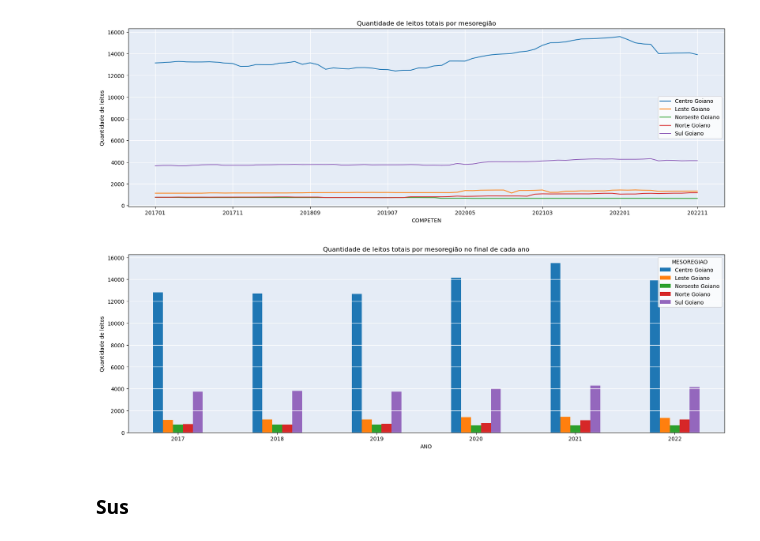
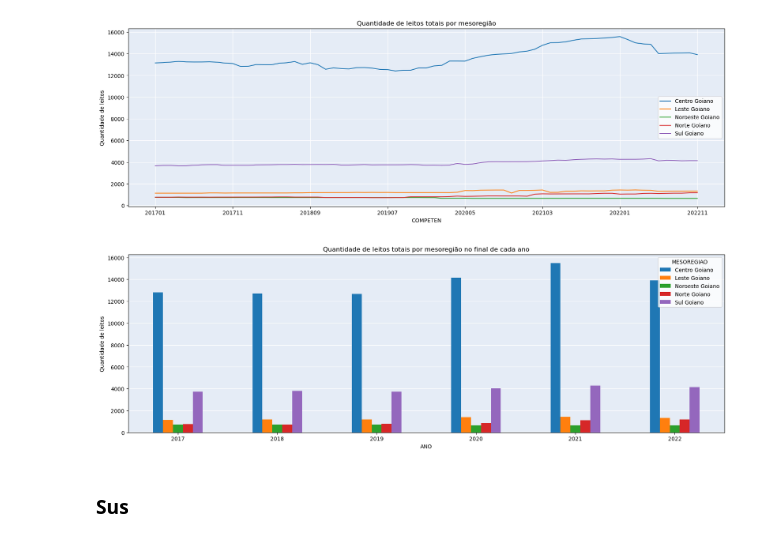
Before and after one commit to brunoconterato/go-capacidade-hospitalar, a Jupyter notebook: eda.ipynb, the cells around one changed output. Cells and saved outputs as stored; diff of their text form; code cells hidden in the pictures.

Commit message:
fix: matplotlib zorder

```diff
--- a/eda.ipynb
+++ b/eda.ipynb
@@ -314,13 +314,13 @@ px.bar(data_ultimo_mes_por_meso, x="ANO", y="QT_EXIST", color="MESOREGIAO", titl
 # %%
 # data_for_bars = data_ultimo_mes_por_meso.groupby(["ANO", "MESOREGIAO"]).sum()[["QT_EXIST", "QT_SUS"]].reset_index()
 data_for_bars = data_ultimo_mes_por_meso.pivot(index="ANO", columns="MESOREGIAO", values="QT_EXIST")
-pl = data_for_bars.plot(kind="bar", figsize=(20, 6), rot=0, ylabel="Quantidade de leitos", title="Quantidade de leitos totais por mesoregião no final de cada ano")
+pl = data_for_bars.plot(kind="bar", figsize=(20, 6), rot=0, ylabel="Quantidade de leitos", title="Quantidade de leitos totais por mesoregião no final de cada ano", zorder=3)
 
 # set grid in the background
 pl.grid(color="white", linestyle="-", linewidth=1, axis="y", zorder=0)
 pl.set_facecolor("#e5ecf6")
 # %% [output]
-[figure, old version]
+[figure, new version]
 # %% [markdown]
 ### Sus
 # %%
```
Also changed, not shown: parts of 2 cells of this notebook.
